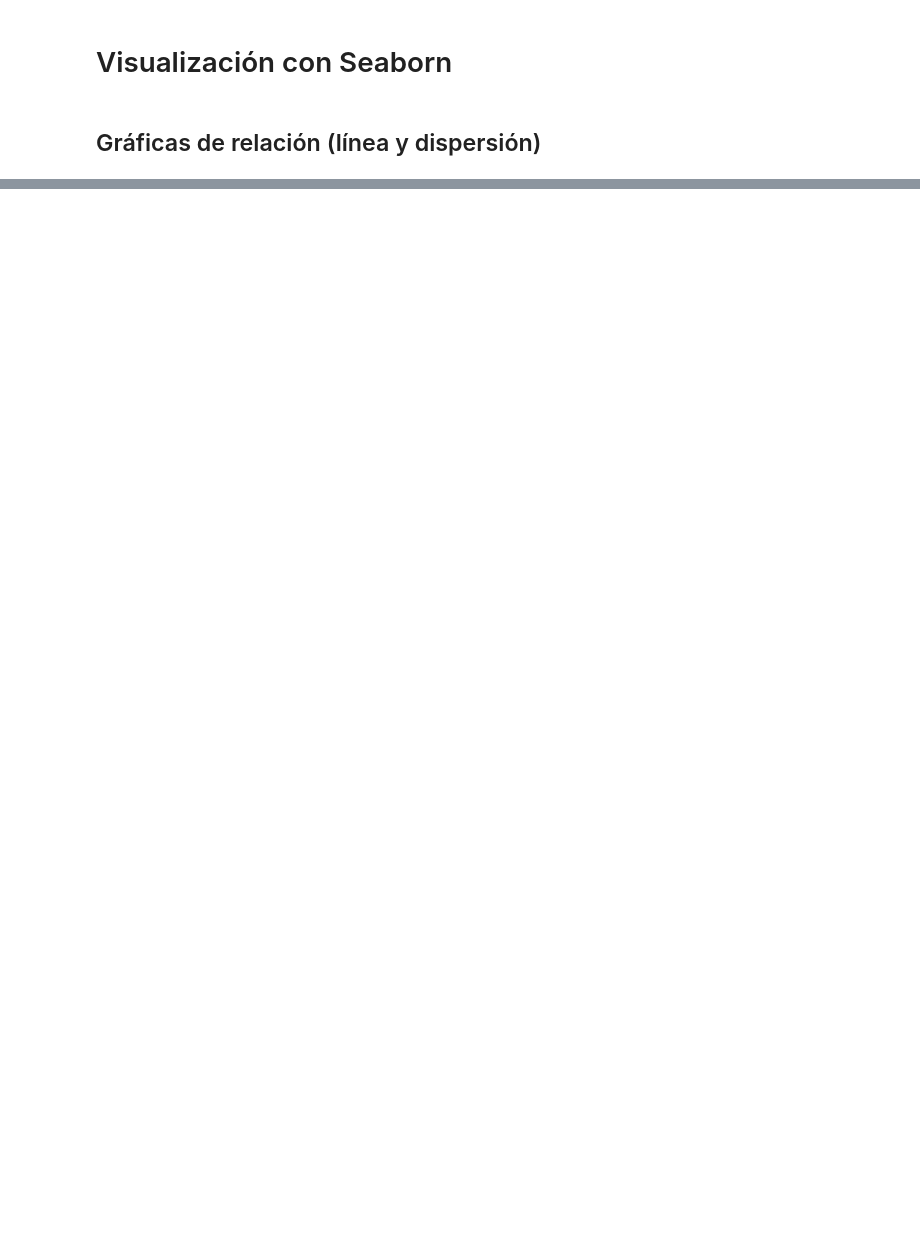
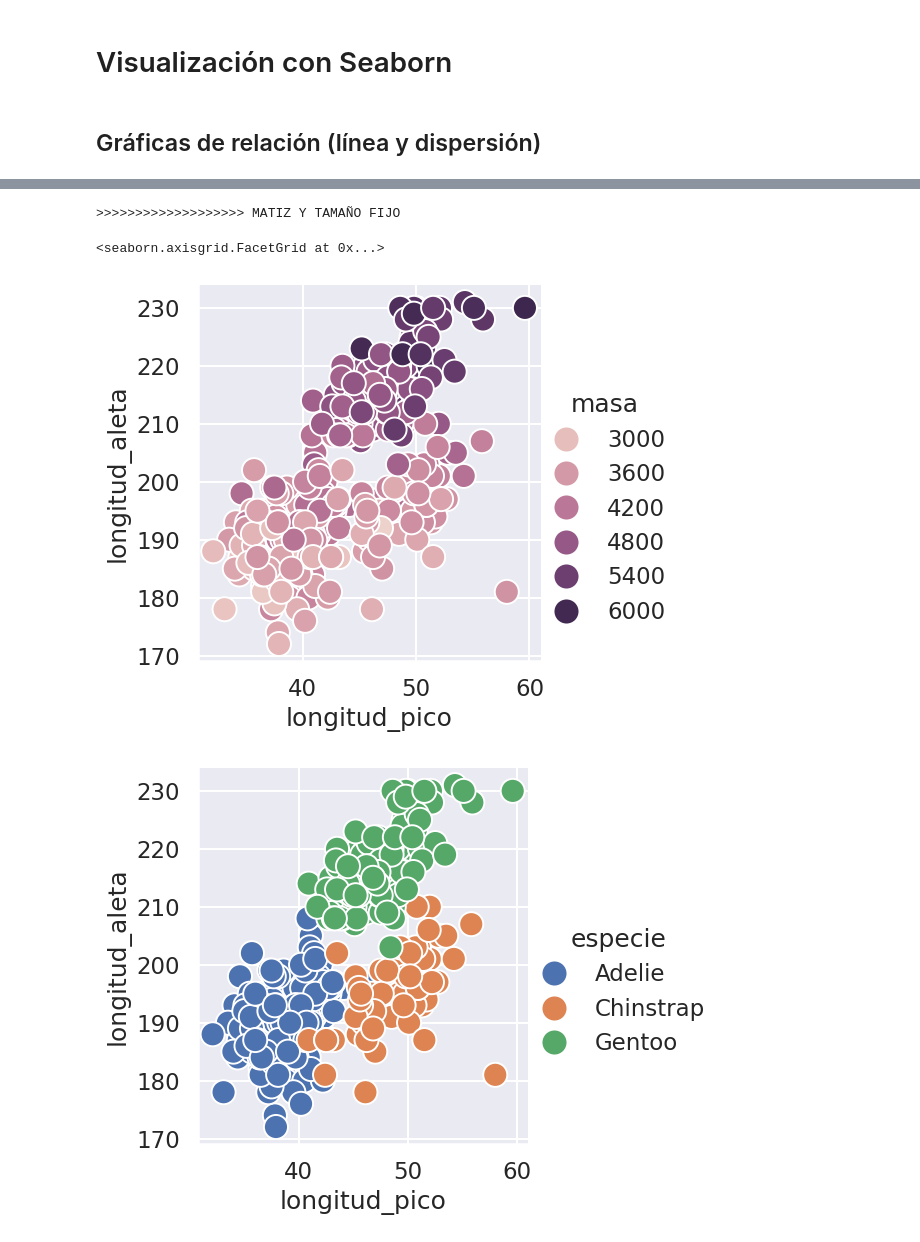
Before and after one commit to SunFanton/python-courses, a Jupyter notebook: codigo_maquina/Nivel_3_Visualizacion_de_datos/04_seaborn_parte1.ipynb, the cells around one changed output, grey strips where cells are left out. Cells and saved outputs as stored; diff of their text form; code cells hidden in the pictures; blank space fills up the shorter version.

```diff
--- a/codigo_maquina/Nivel_3_Visualizacion_de_datos/04_seaborn_parte1.ipynb
+++ b/codigo_maquina/Nivel_3_Visualizacion_de_datos/04_seaborn_parte1.ipynb
@@ -18,0 +92,19 @@ import seaborn as sns
+# %%
+print(">>>>>>>>>>>>>>>>>>> MATIZ Y TAMAÑO FIJO")
+
+sns.relplot(data=pinguinos,
+            x="longitud_pico",
+            y="longitud_aleta",
+            hue="masa", # hue indice en base a que ira cambiando el matiz o color
+            s=300)
+
+sns.relplot(data=pinguinos,
+            x="longitud_pico",
+            y="longitud_aleta",
+            hue="especie", # hue indice en base a que ira cambiando el matiz o color
+            s=300)
+# %% [output]
+>>>>>>>>>>>>>>>>>>> MATIZ Y TAMAÑO FIJO
+<seaborn.axisgrid.FacetGrid at 0x...>
+[figure, added]
+[figure, added]
```
Also changed, not shown: parts of 19 cells of this notebook.
